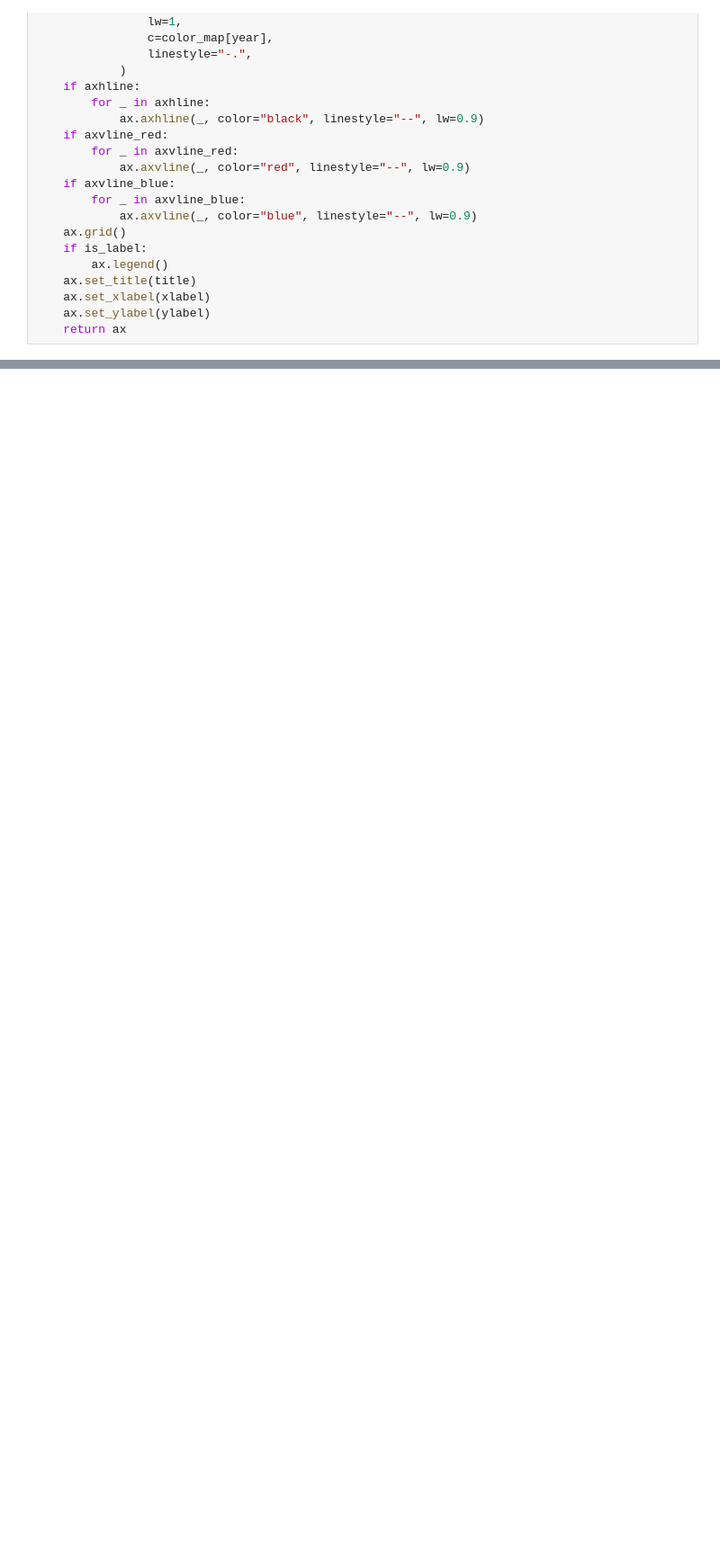
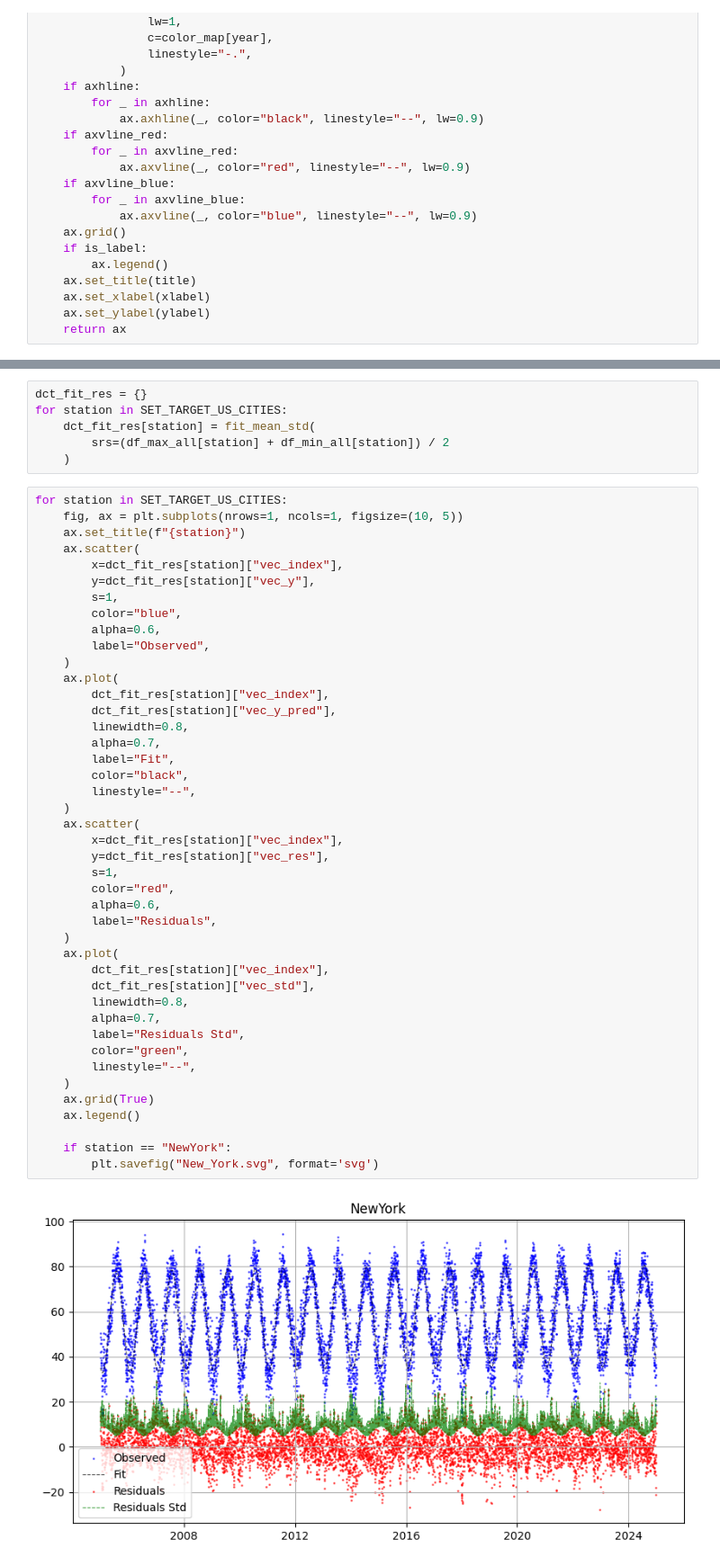
Before and after one commit to KiranReddy0808/Financial-Engineering-Project, a Jupyter notebook: notebooks/Temperature_Analytics.ipynb, the cells around one changed output, grey strips where cells are left out. Shown at 90% size. Drawn from its saved outputs; the diff is of its cells as text; blank space fills up the shorter version.

```diff
--- a/notebooks/Temperature_Analytics.ipynb
+++ b/notebooks/Temperature_Analytics.ipynb
@@ -170,0 +202,51 @@ plt.tight_layout()
+# %%
+dct_fit_res = {}
+for station in SET_TARGET_US_CITIES:
+    dct_fit_res[station] = fit_mean_std(
+        srs=(df_max_all[station] + df_min_all[station]) / 2
+    )
+# %%
+for station in SET_TARGET_US_CITIES:
+    fig, ax = plt.subplots(nrows=1, ncols=1, figsize=(10, 5))
+    ax.set_title(f"{station}")
+    ax.scatter(
+        x=dct_fit_res[station]["vec_index"],
+        y=dct_fit_res[station]["vec_y"],
+        s=1,
+        color="blue",
+        alpha=0.6,
+        label="Observed",
+    )
+    ax.plot(
+        dct_fit_res[station]["vec_index"],
+        dct_fit_res[station]["vec_y_pred"],
+        linewidth=0.8,
+        alpha=0.7,
+        label="Fit",
+        color="black",
+        linestyle="--",
+    )
+    ax.scatter(
+        x=dct_fit_res[station]["vec_index"],
+        y=dct_fit_res[station]["vec_res"],
+        s=1,
+        color="red",
+        alpha=0.6,
+        label="Residuals",
+    )
+    ax.plot(
+        dct_fit_res[station]["vec_index"],
+        dct_fit_res[station]["vec_std"],
+        linewidth=0.8,
+        alpha=0.7,
+        label="Residuals Std",
+        color="green",
+        linestyle="--",
+    )
+    ax.grid(True)
+    ax.legend()
+
+    if station == "NewYork":
+        plt.savefig("New_York.svg", format='svg')
+# %% [output]
+[figure, added]
```
Also changed, not shown: parts of 15 cells of this notebook, 3 other files.
